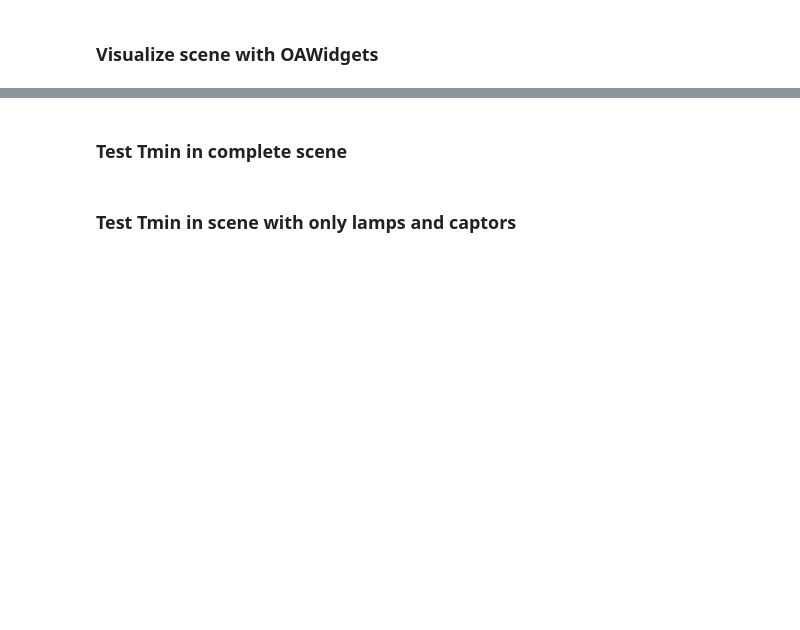
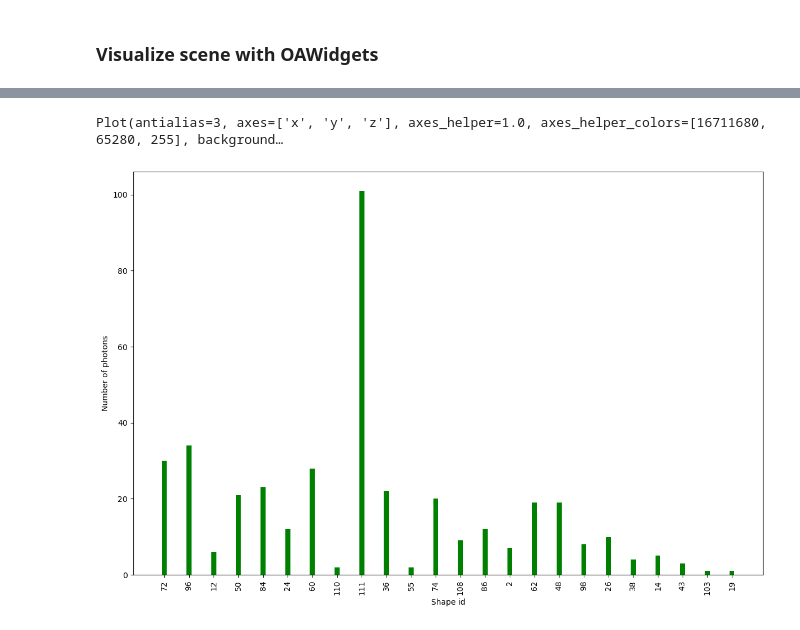
Before and after one commit to AurelienBesnier/photon_mapping, a Jupyter notebook: docs/source/examples/plantgl-rad-scene/PlantRadScene.ipynb, the cells around one changed output, grey strips where cells are left out. Saved outputs shown, nothing was run; the diff lists cells and outputs as text; code cells hidden in the pictures; blank space fills up the shorter version.

```diff
--- a/docs/source/examples/plantgl-rad-scene/PlantRadScene.ipynb
+++ b/docs/source/examples/plantgl-rad-scene/PlantRadScene.ipynb
@@ -6,11 +6,12 @@ from openalea.spice import Vec3
 # %% [markdown]
 ### Setup configuration
 # %%
-simulator = Simulator()
-simulator.readConfiguration("simulation.ini")
+simulator = Simulator(config_file="simulation.ini")
 simulator.addEnvFromFile("./assets/testChamber.rad", "./PO")
 simulator.addVirtualDiskSensorsFromFile("./captors/captors_expe1.csv")
-simulator.addFaceSensorsFromLpyFile("./assets/rose-simple4.lpy", Vec3(1280.0, 860.0, 980.0))
+simulator.addFaceSensorsFromLpyFile(
+    "./assets/rose-simple4.lpy", Vec3(1280.0, 860.0, 980.0)
+)
 # %% [markdown]
 ### Run the simulation
 # %%
@@ -32,4 +58,4 @@ simulator.visualizeResults("oawidgets")
 # %%
 simulator.visualizePhotons("oawidgets")
+# %% [output]
+Plot(antialias=3, axes=['x', 'y', 'z'], axes_helper=1.0, axes_helper_colors=[16711680, 65280, 255], background…
-# %% [markdown]
-### Test Tmin in complete scene
@@ -38,2 +61,0 @@ simulator.test_t_min(int(1e6), 1e-6, 11, False)
-# %% [markdown]
-### Test Tmin in scene with only lamps and captors
@@ -41,0 +62,4 @@ simulator.test_t_min(int(1e7), 1e-6, 11, True)
+# %%
+simulator.results.display_face_sensor()
+# %% [output]
+[figure, added]
```
Also changed, not shown: parts of 7 cells of this notebook, 4 other files.
